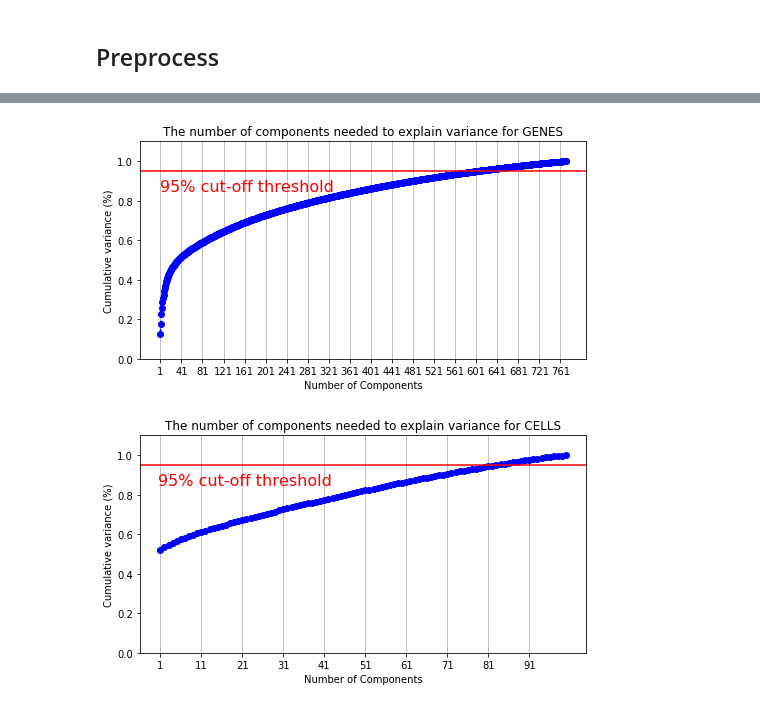
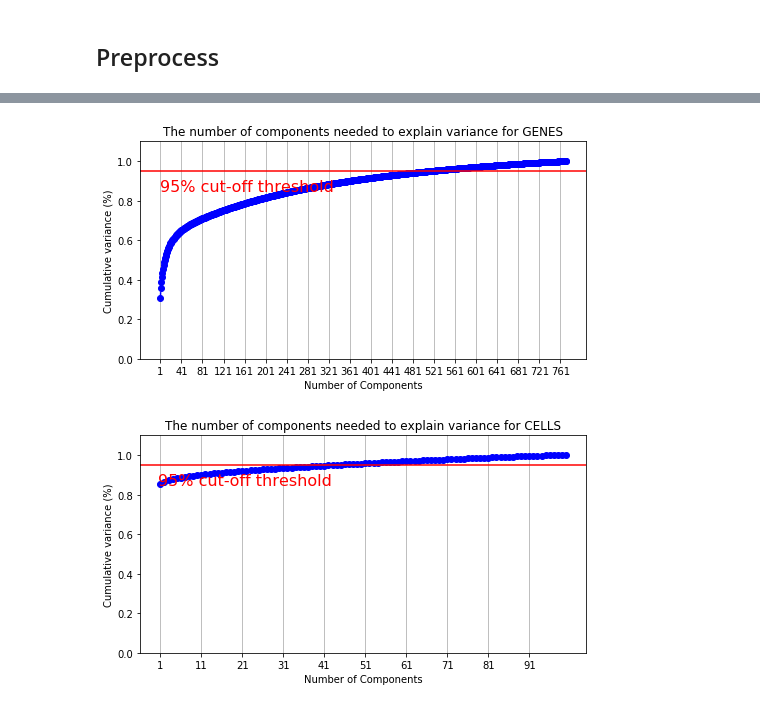
Before and after one commit to Meiqi-Wu/charmion, a Jupyter notebook: main_NN.ipynb, the cells around one changed output, grey strips where cells are left out. Saved outputs shown, nothing was run; the diff lists cells and outputs as text; code cells hidden in the pictures.

Commit message:
new preprocessing

```diff
--- a/main_NN.ipynb
+++ b/main_NN.ipynb
@@ -70,15 +32,0 @@ sns.distplot(X['g-520'])
-# %%
-X1 = X.copy()
-X1_sub = X_sub.copy()
-# Rank Gauss : transform each column to follow a normal distribution
-GENES = [col for col in X.columns if col.startswith('g-')]
-CELLS = [col for col in X.columns if col.startswith('c-')]
-for col in (GENES + CELLS):
-    transformer = QuantileTransformer(n_quantiles=100, random_state=0, output_distribution='normal')
-    n_sample = len(X[col].values)
-    n_sample_sub = len(X_sub[col].values)
-    raw_vec = X[col].values.reshape(n_sample, 1)
-    raw_vec_sub = X_sub[col].values.reshape(n_sample_sub, 1)
-    transformer.fit(raw_vec)
-    X1[col]=transformer.transform(raw_vec).reshape(1, n_sample)[0]
-    X1_sub[col] = transformer.transform(raw_vec_sub).reshape(1, n_sample_sub)[0]
@@ -90,0 +33,9 @@ sns.distplot(X1['g-520'])
+# %%
+# 2. preprocessing
+X1, X1_sub = cp_mapping(X, X_sub); y1=y.copy()
+X1, y1, X1_sub = cp_filter(X1, y1, X1_sub)
+X1, X1_sub = fe_stats(X1, X1_sub)
+X1, X1_sub = c_squared(X1, X1_sub)
+X1, X1_sub = scaling(X1, X1_sub)
+X1, X1_sub = fe_pca(X1, X1_sub, n_components_g = 70, n_components_c = 10, SEED = 233)
+X1, X1_sub = variance_thresh(X1, X1_sub, 0.8, 2)
@@ -91,28 +45,31 @@ sns.distplot(X1['g-520'])
 # %%
 # number of PCA components for GENES
+GENES = [col for col in X1.columns if col.startswith('g-')]
+
 data = pd.concat([X1[GENES], X1_sub[GENES]])
 
 pca = PCA().fit(data)
 plt.rcParams["figure.figsize"] = (8, 4)
 fig, ax = plt.subplots()
 x = np.arange(1, 1+len(GENES), step=1)
 y1 = np.cumsum(pca.explained_variance_ratio_)
 
 plt.ylim(0., 1.1)
 plt.plot(x, y1, marker='o', linestyle='--', color='b')
 
 plt.xlabel('Number of Components')
 plt.xticks(np.arange(1, 1+len(GENES), step=40))
 plt.ylabel('Cumulative variance (%)')
 plt.title('The number of components needed to explain variance for GENES')
 
 plt.axhline(y=0.95, color='r', linestyle='-')
 plt.text(0.5, 0.85, "95% cut-off threshold", color='red', fontsize=16)
 ax.grid(axis='x')
 # %% [output]
-[figure, old version]
+[figure, new version]
 # %%
 # number of PCA components for CELLS
+CELLS = [col for col in X1.columns if col.startswith('c-')]
 data = pd.concat([X1[CELLS], X1_sub[CELLS]])
 
 pca = PCA().fit(data)
@@ -133,4 +90,4 @@ plt.axhline(y=0.95, color='r', linestyle='-')
 plt.text(0.5, 0.85, "95% cut-off threshold", color='red', fontsize=16)
 ax.grid(axis='x')
 # %% [output]
-[figure, old version]
+[figure, new version]
```
Also changed, not shown: parts of 19 cells of this notebook, 5 other files.
